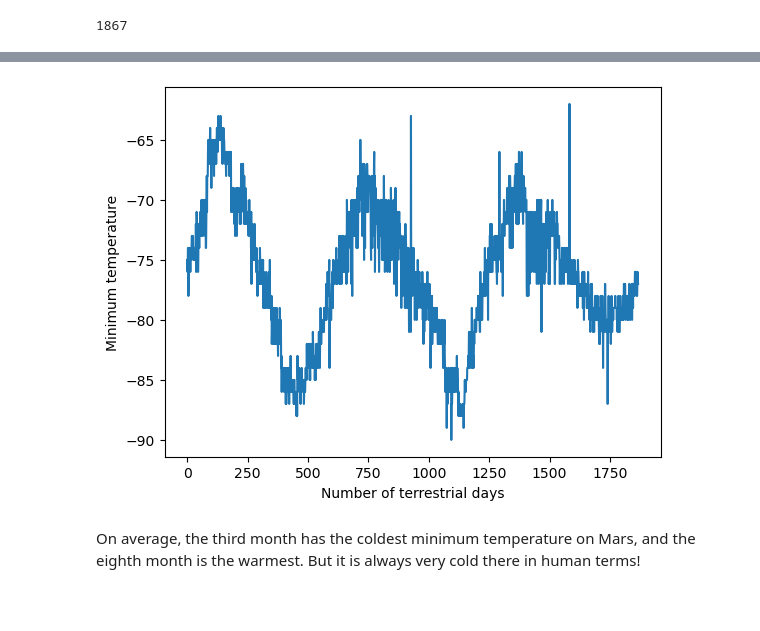
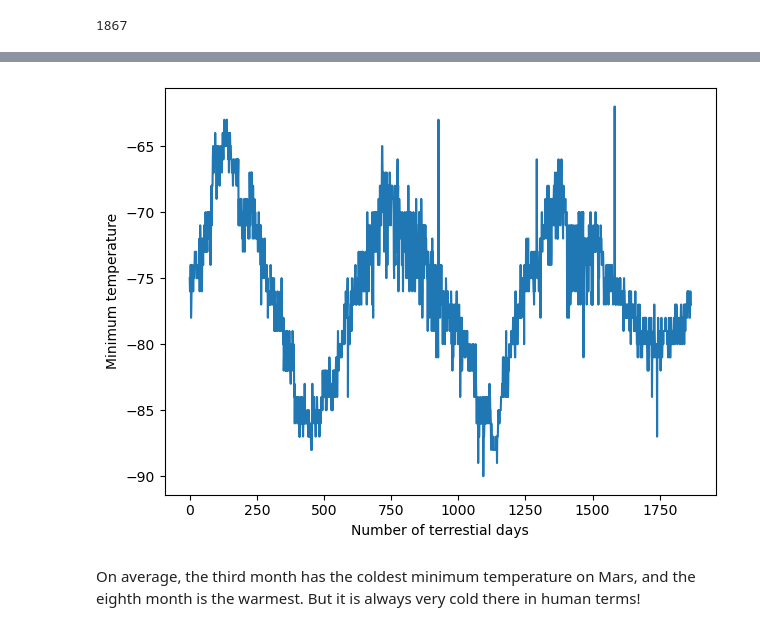
Before and after one commit to smmr89/web-scraping-challenge, a Jupyter notebook: part_2_mars_weather.ipynb, the cells around one changed output, grey strips where cells are left out. Saved outputs shown, nothing was run; the diff lists cells and outputs as text; code cells hidden in the pictures; blank space fills up the shorter version.

```diff
--- a/part_2_mars_weather.ipynb
+++ b/part_2_mars_weather.ipynb
@@ -208,7 +270,19 @@ Name: pressure, dtype: float64
 # %%
 # 5. How many terrestrial (earth) days are there in a Martian year?
+n_days = []
+
+for x in range(len(df)):
+    n_days.append(x)
+
+
+plt.plot(n_days,df["min_temp"])
+
+plt.xlabel('Number of terrestial days')
+plt.ylabel('Minimum temperature')
+plt.tight_layout()
+plt.show()
 # %% [output]
-[figure, old version]
+[figure, new version]
 # %% [markdown]
 On average, the third month has the coldest minimum temperature on Mars, and the eighth month is the warmest. But it is always very cold there in human terms!
 # %% [markdown]
```
Also changed, not shown: parts of 12 cells of this notebook, 1 other file.
